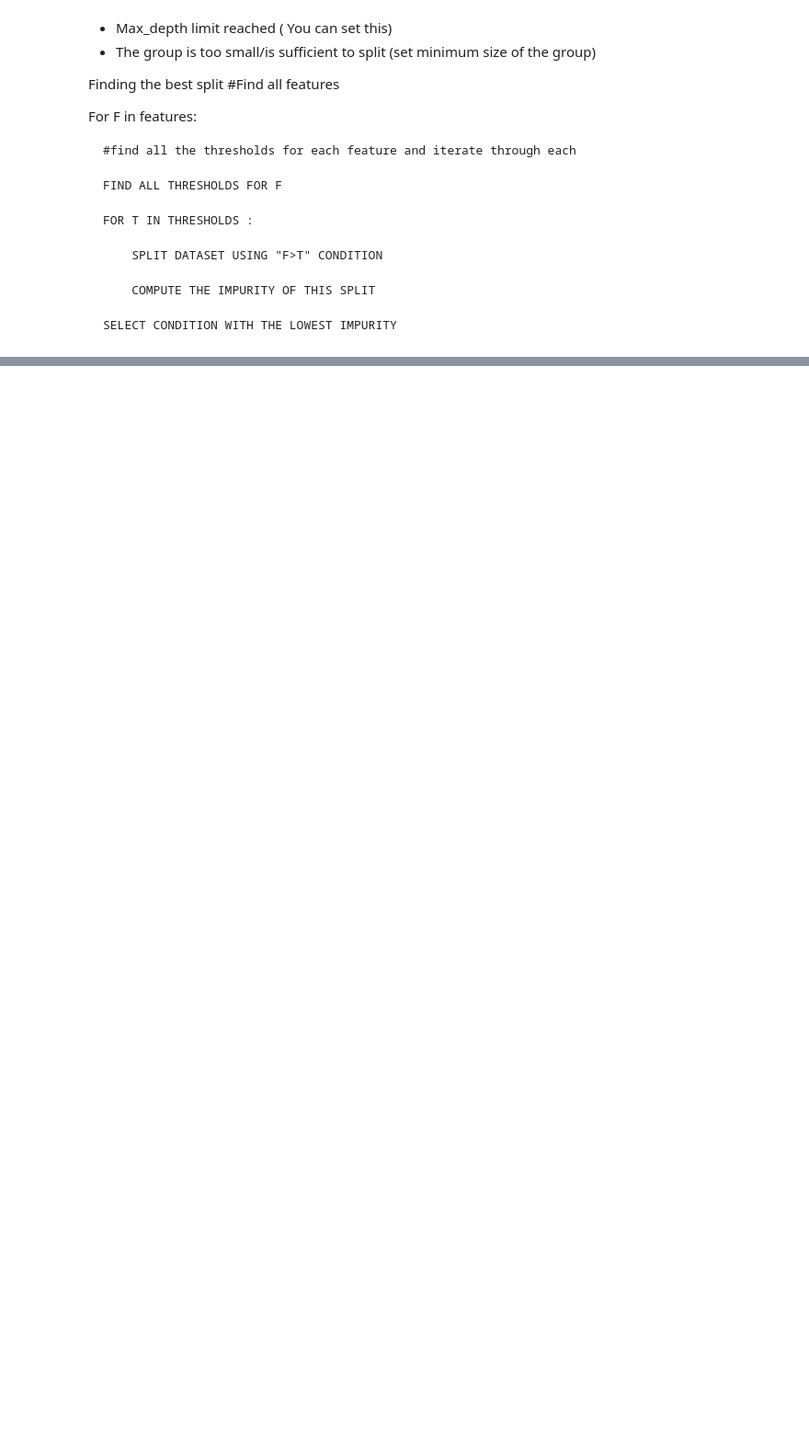
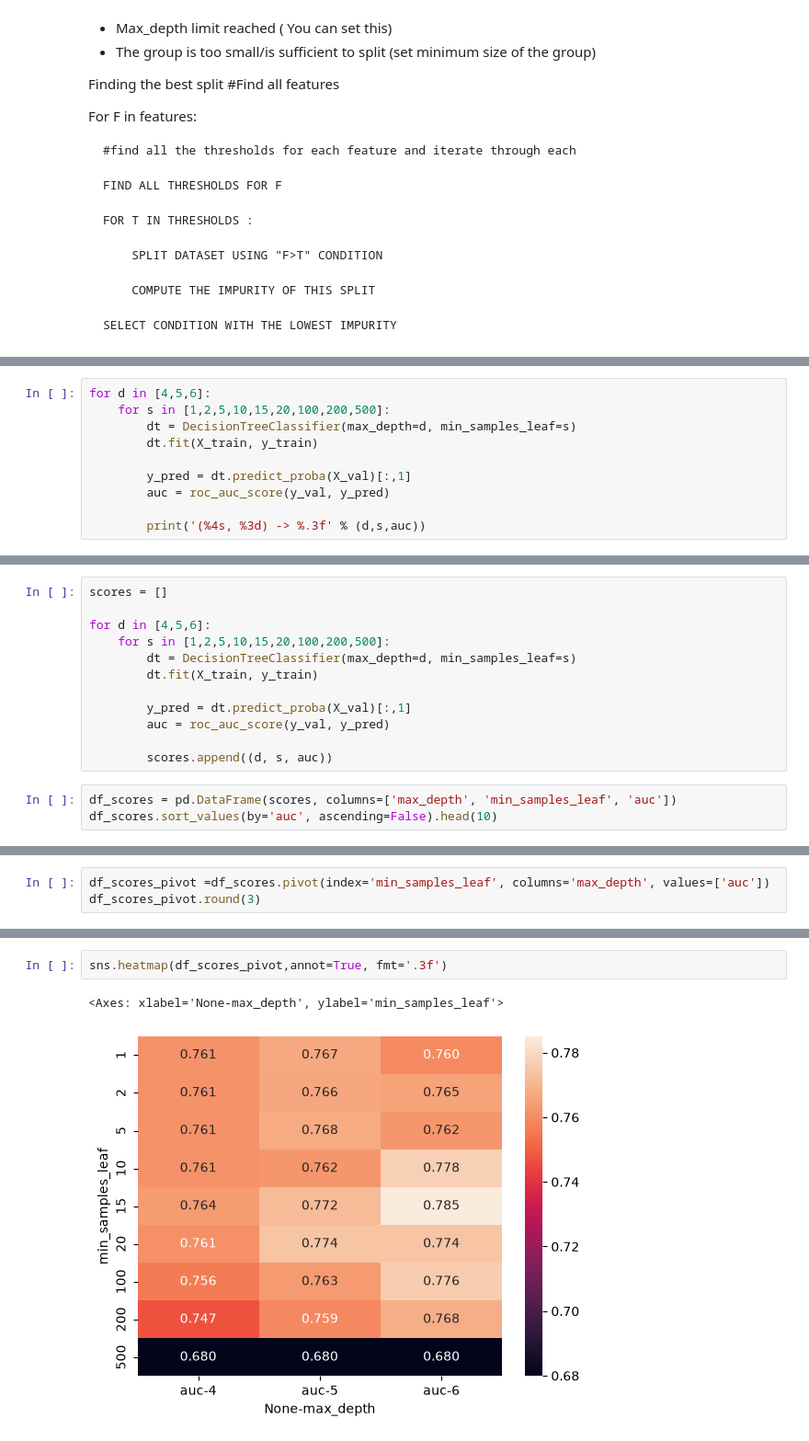
Before and after one commit to Gachaupatrick/ml_zoomcamp, a Jupyter notebook: 06-Trees/credit-risk.ipynb, the cells around one changed output, grey strips where cells are left out. Shown at 92% size. Drawn from its saved outputs; the diff is of its cells as text; blank space fills up the shorter version.

```diff
--- a/06-Trees/credit-risk.ipynb
+++ b/06-Trees/credit-risk.ipynb
@@ -657,0 +692,10 @@ For F in features:
+# %%
+for d in [4,5,6]:
+    for s in [1,2,5,10,15,20,100,200,500]:
+        dt = DecisionTreeClassifier(max_depth=d, min_samples_leaf=s)
+        dt.fit(X_train, y_train)
+
+        y_pred = dt.predict_proba(X_val)[:,1]
+        auc = roc_auc_score(y_val, y_pred)
+
+        print('(%4s, %3d) -> %.3f' % (d,s,auc))
@@ -657,0 +722,15 @@ For F in features:
+# %%
+scores = []
+
+for d in [4,5,6]:
+    for s in [1,2,5,10,15,20,100,200,500]:
+        dt = DecisionTreeClassifier(max_depth=d, min_samples_leaf=s)
+        dt.fit(X_train, y_train)
+
+        y_pred = dt.predict_proba(X_val)[:,1]
+        auc = roc_auc_score(y_val, y_pred)
+
+        scores.append((d, s, auc))
+# %%
+df_scores = pd.DataFrame(scores, columns=['max_depth', 'min_samples_leaf', 'auc'])
+df_scores.sort_values(by='auc', ascending=False).head(10)
@@ -657,0 +749,3 @@ For F in features:
+# %%
+df_scores_pivot =df_scores.pivot(index='min_samples_leaf', columns='max_depth', values=['auc'])
+df_scores_pivot.round(3)
@@ -657,0 +765,5 @@ For F in features:
+# %%
+sns.heatmap(df_scores_pivot,annot=True, fmt='.3f')
+# %% [output]
+<Axes: xlabel='None-max_depth', ylabel='min_samples_leaf'>
+[figure, added]
```
Also changed, not shown: parts of 16 cells of this notebook.
